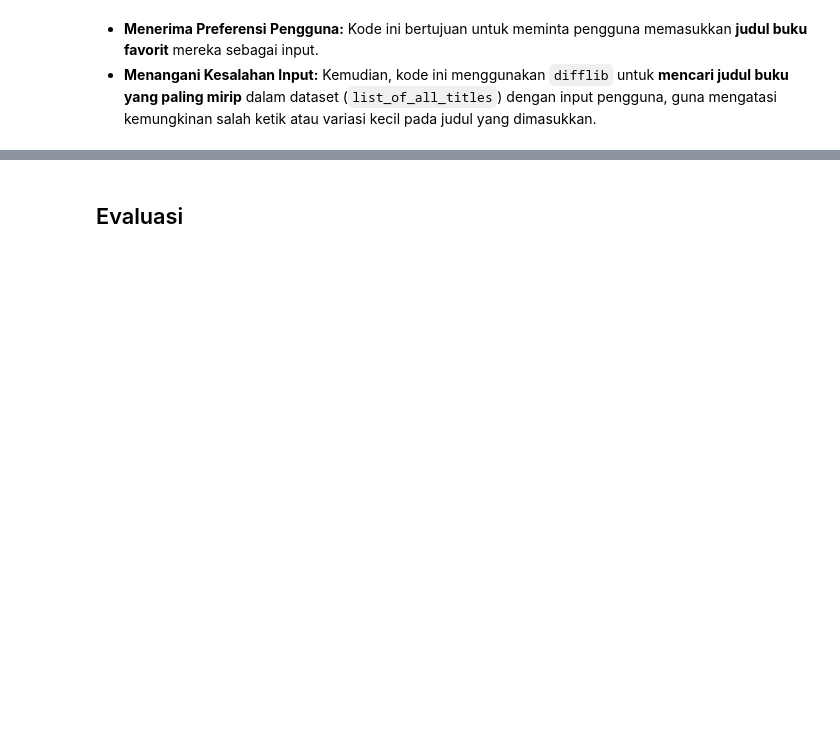
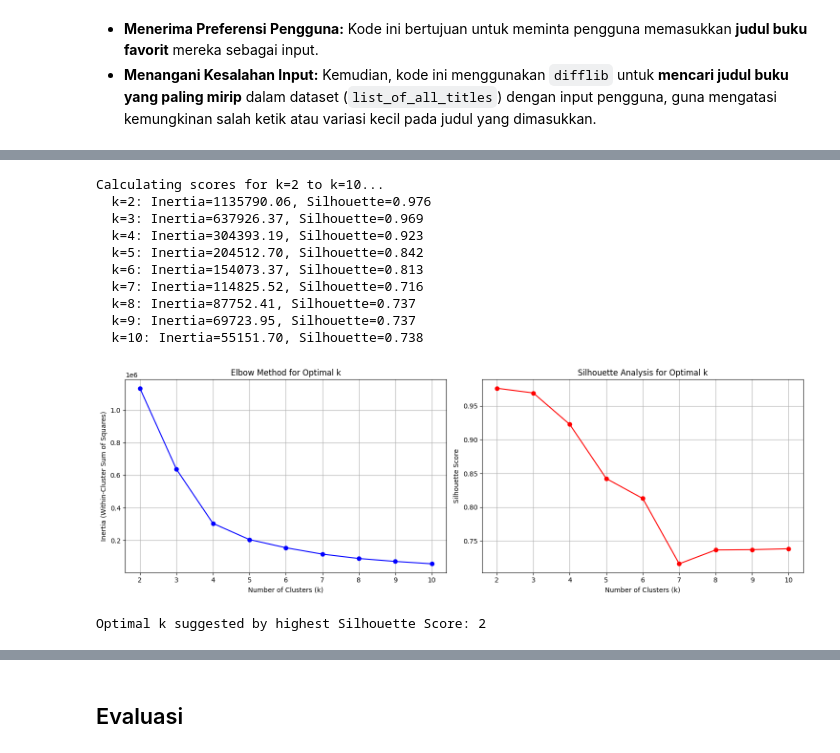
Before and after one commit to mpfordreamer/book-recommendation, a Jupyter notebook: reccomendationbook.ipynb, the cells around one changed output, grey strips where cells are left out. Cells and saved outputs as stored; diff of their text form; code cells hidden in the pictures; blank space fills up the shorter version.

```diff
--- a/reccomendationbook.ipynb
+++ b/reccomendationbook.ipynb
@@ -668,0 +936,2 @@ for book in sorted_similar_books:
+# %%
+clustering_features_cols = ['average_rating', 'num_pages', 'ratings_count']
@@ -668,0 +1016,71 @@ for book in sorted_similar_books:
+# %%
+def find_and_plot_optimal_k(features, max_k=10):
+    if features is None:
+        print("Cannot find optimal k without features.")
+        return None
+
+    inertias = []
+    silhouette_scores = []
+    k_range = range(2, max_k + 1)
+
+    print(f"\nCalculating scores for k=2 to k={max_k}...")
+    for k in k_range:
+        # Apply K-Means for the current k
+        kmeans_analysis = KMeans(n_clusters=k, random_state=42, n_init=10)
+        kmeans_analysis.fit(features)
+        inertias.append(kmeans_analysis.inertia_)
+
+        # Calculate Silhouette Score
+        # Note: Can be slow for large datasets. Consider sampling if needed.
+        score = silhouette_score(features, kmeans_analysis.labels_)
+        silhouette_scores.append(score)
+        print(f"  k={k}: Inertia={kmeans_analysis.inertia_:.2f}, Silhouette={score:.3f}")
+
+    # Plot elbow curve (Inertia)
+    fig, (ax1, ax2) = plt.subplots(1, 2, figsize=(15, 5)) # Create figure with two subplots
+
+    ax1.plot(k_range, inertias, 'bo-')
+    ax1.set_xlabel('Number of Clusters (k)')
+    ax1.set_ylabel('Inertia (Within-Cluster Sum of Squares)')
+    ax1.set_title('Elbow Method for Optimal k')
+    ax1.grid(True)
+
+    # Plot Silhouette Scores
+    ax2.plot(k_range, silhouette_scores, 'ro-')
+    ax2.set_xlabel('Number of Clusters (k)')
+    ax2.set_ylabel('Silhouette Score')
+    ax2.set_title('Silhouette Analysis for Optimal k')
+    ax2.grid(True)
+
+    plt.tight_layout()
+    plt.show()
+
+    # Find k with the highest silhouette score
+    if silhouette_scores: # Check if list is not empty
+        optimal_k_silhouette = k_range[np.argmax(silhouette_scores)]
+        print(f"\nOptimal k suggested by highest Silhouette Score: {optimal_k_silhouette}")
+        return optimal_k_silhouette
+    else:
+        print("\nCould not determine optimal k from silhouette scores.")
+        return None # Or a default value like 2
+
+
+# Call the function to plot Elbow and Silhouette, but don't use its return value for final k
+if clustering_features_scaled is not None:
+    # Calculate and plot scores, store the suggested optimal k if needed for comparison
+    suggested_optimal_k = find_and_plot_optimal_k(clustering_features_scaled, max_k=10)
+else:
+    print("Skipping optimal k analysis due to feature preparation error.")
+# %% [output]
+Calculating scores for k=2 to k=10...
+  k=2: Inertia=1135790.06, Silhouette=0.976
+  k=3: Inertia=637926.37, Silhouette=0.969
+  k=4: Inertia=304393.19, Silhouette=0.923
+  k=5: Inertia=204512.70, Silhouette=0.842
+  k=6: Inertia=154073.37, Silhouette=0.813
+  k=7: Inertia=114825.52, Silhouette=0.716
+  k=8: Inertia=87752.41, Silhouette=0.737
+  k=9: Inertia=69723.95, Silhouette=0.737
+  k=10: Inertia=55151.70, Silhouette=0.738
+[figure, added]
+Optimal k suggested by highest Silhouette Score: 2
```
Also changed, not shown: parts of 85 cells of this notebook, 1 other file.
